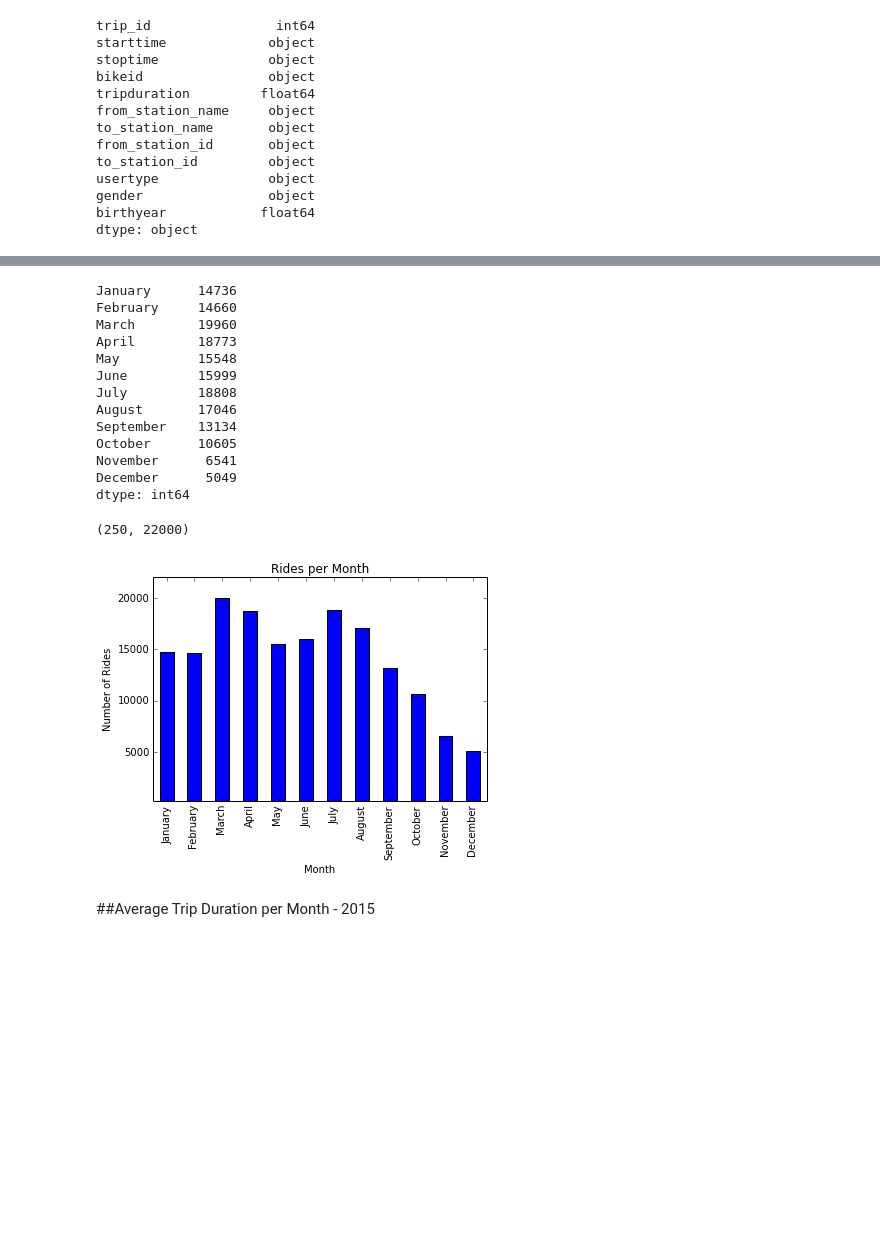
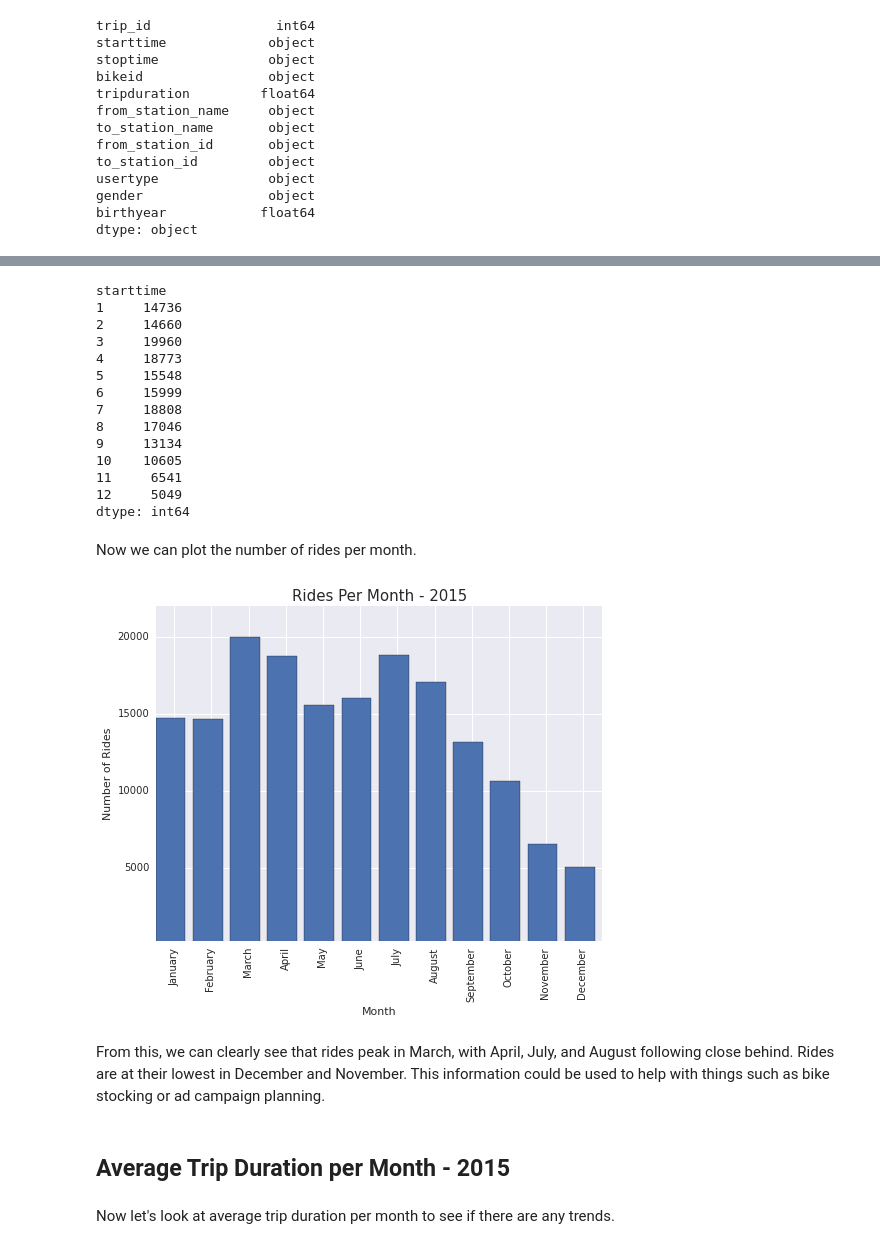
Before and after one commit to SUstian/Seattle-Bike-Share, a Jupyter notebook: Seattle Bike Share Data Analysis.ipynb, the cells around one changed output, grey strips where cells are left out. Cells and saved outputs as stored; diff of their text form; code cells hidden in the pictures; blank space fills up the shorter version.

```diff
--- a/Seattle Bike Share Data Analysis.ipynb
+++ b/Seattle Bike Share Data Analysis.ipynb
@@ -64,37 +77,49 @@ trips_2015 = df[df.starttime.dt.year == 2015]
 #This could also be done as follows:
 #df[(df.starttime > '2015-01-01')&(df.starttime < '2015-12-31')]
 # %%
-#Group trips by month
-monthly_trips_2015 = trips_2015['starttime'].groupby([trips_2015.starttime.dt.year, trips_2015.starttime.dt.month]).agg('count')
+monthly_trips_2015 = trips_2015['starttime'].groupby(trips_2015.starttime.dt.month).agg('count')
+print monthly_trips_2015
+# %% [output]
+starttime
+1     14736
+2     14660
+3     19960
+4     18773
+5     15548
+6     15999
+7     18808
+8     17046
+9     13134
+10    10605
+11     6541
+12     5049
+dtype: int64
-# %%
-#Change the index to month names
-monthly_trips_2015.index = ['January', 'February', 'March', 'April', 'May', 'June', 'July', 'August', 'September', 'October', 'November', 'December']
-# %%
-monthly_trips_2015
-# %% [output]
-January      14736
-February     14660
-March        19960
-April        18773
-May          15548
-June         15999
-July         18808
-August       17046
-September    13134
-October      10605
-November      6541
-December      5049
-dtype: int64
-# %%
-#Graph 2015 rides
-graph_2015 = monthly_trips_2015.plot(kind='bar', title="Rides per Month")
-graph_2015.set_xlabel("Month")
-graph_2015.set_ylabel("Number of Rides")
-axes = plt.gca()
-axes.set_ylim([250,22000])
-# %% [output]
-(250, 22000)
-[figure, removed]
+# %% [markdown]
+Now we can plot the number of rides per month.
+# %%
+months = ['January', 'February', 'March', 'April', 'May', 'June', 'July', 'August', 'September', 'October', 'November', 'December']
+x = range(len(months))
+y = monthly_trips_2015.values
+
+plt.figure(figsize=(8, 6))
+ax = plt.subplot()
+plt.bar(x, y)
+
+ax.set_xticks(range(len(months)))
+ax.set_xticks([float(n)+0.5 for n in ax.get_xticks()])
+ax.set_xticklabels(months, rotation='vertical')
+
+plt.ylim([250,22000])
+
+plt.xlabel('Month')
+plt.ylabel('Number of Rides')
+plt.title('Rides Per Month - 2015', fontdict = {'fontsize' : 15});
+# %% [output]
+[figure, added]
+# %% [markdown]
+From this, we can clearly see that rides peak in March, with April, July, and August following close behind.  Rides are at their lowest in December and November. This information could be used to help with things such as bike stocking or ad campaign planning.
 # %% [markdown]
-##Average Trip Duration per Month - 2015
+## Average Trip Duration per Month - 2015
+# %% [markdown]
+Now let's look at average trip duration per month to see if there are any trends.
 # %%
```
Also changed, not shown: parts of 25 cells of this notebook.
